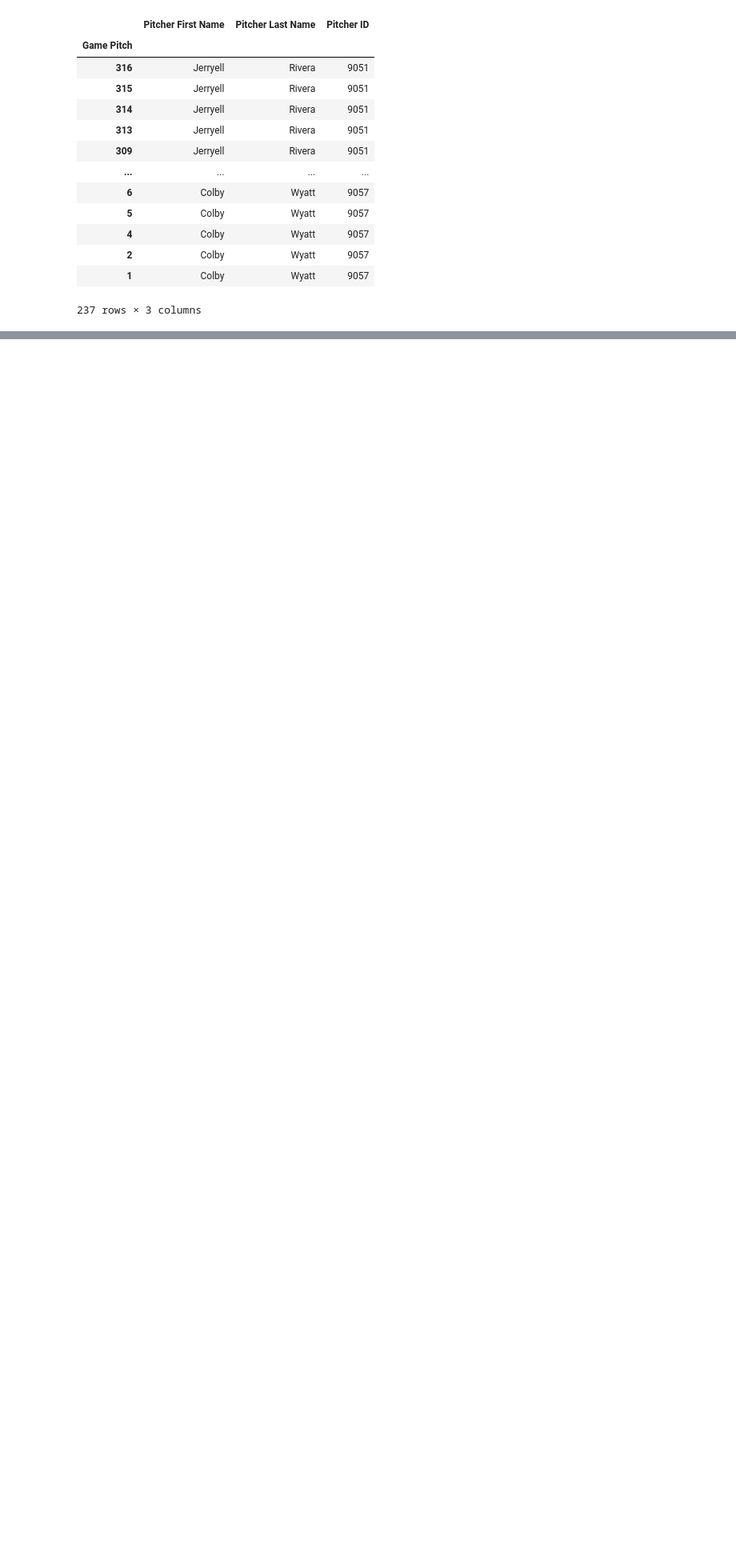
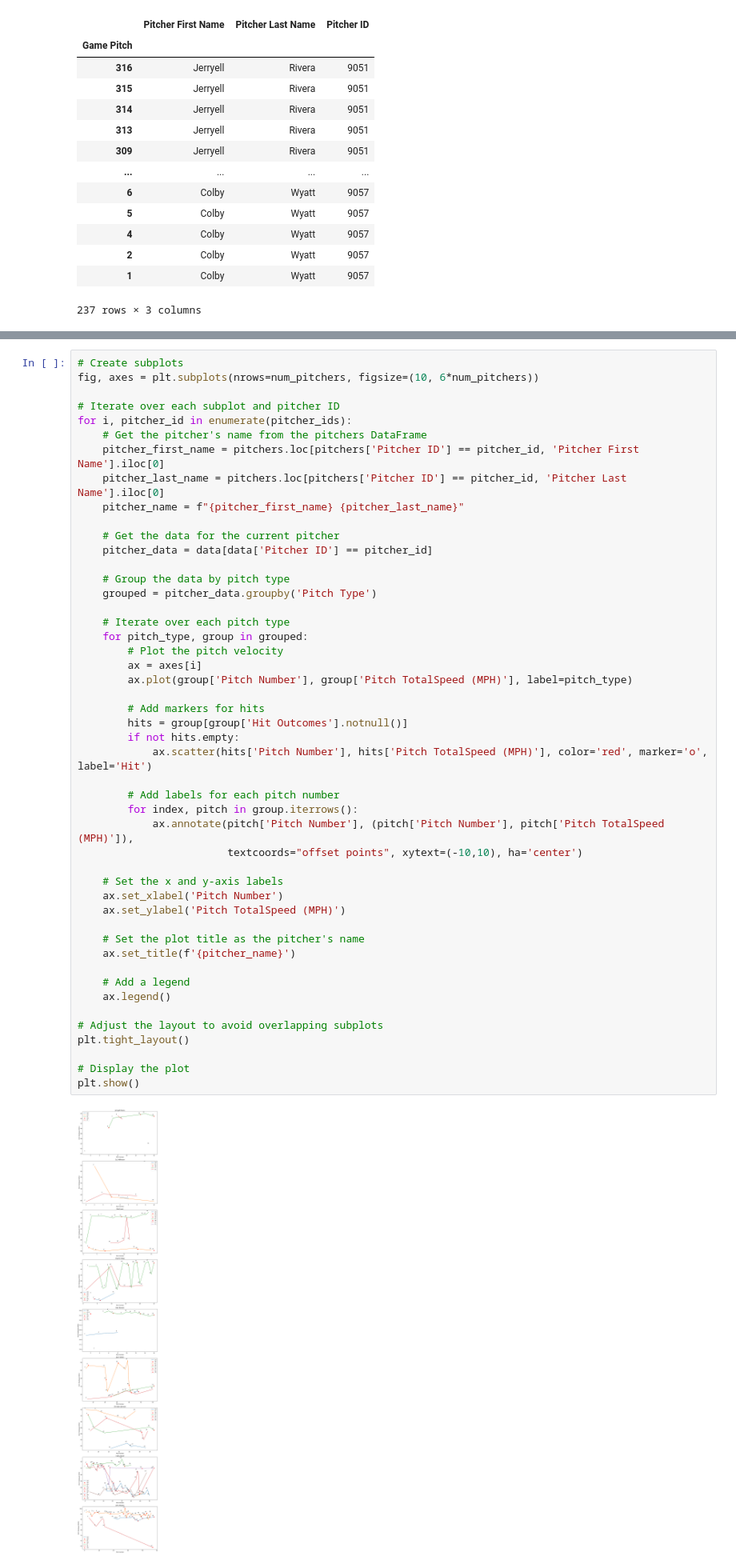
Before and after one commit to esantema/2023-Sioux-Falls-Canaries-Analytics, a Jupyter notebook: Game Analysis.ipynb, the cells around one changed output, grey strips where cells are left out. Shown at 80% size. Cells and saved outputs as stored; diff of their text form; blank space fills up the shorter version.

```diff
--- a/Game Analysis.ipynb
+++ b/Game Analysis.ipynb
@@ -167,0 +153,50 @@ plt.show()
+# %%
+# Create subplots
+fig, axes = plt.subplots(nrows=num_pitchers, figsize=(10, 6*num_pitchers))
+
+# Iterate over each subplot and pitcher ID
+for i, pitcher_id in enumerate(pitcher_ids):
+    # Get the pitcher's name from the pitchers DataFrame
+    pitcher_first_name = pitchers.loc[pitchers['Pitcher ID'] == pitcher_id, 'Pitcher First Name'].iloc[0]
+    pitcher_last_name = pitchers.loc[pitchers['Pitcher ID'] == pitcher_id, 'Pitcher Last Name'].iloc[0]
+    pitcher_name = f"{pitcher_first_name} {pitcher_last_name}"
+
+    # Get the data for the current pitcher
+    pitcher_data = data[data['Pitcher ID'] == pitcher_id]
+
+    # Group the data by pitch type
+    grouped = pitcher_data.groupby('Pitch Type')
+
+    # Iterate over each pitch type
+    for pitch_type, group in grouped:
+        # Plot the pitch velocity
+        ax = axes[i]
+        ax.plot(group['Pitch Number'], group['Pitch TotalSpeed (MPH)'], label=pitch_type)
+
+        # Add markers for hits
+        hits = group[group['Hit Outcomes'].notnull()]
+        if not hits.empty:
+            ax.scatter(hits['Pitch Number'], hits['Pitch TotalSpeed (MPH)'], color='red', marker='o', label='Hit')
+
+        # Add labels for each pitch number
+        for index, pitch in group.iterrows():
+            ax.annotate(pitch['Pitch Number'], (pitch['Pitch Number'], pitch['Pitch TotalSpeed (MPH)']),
+                        textcoords="offset points", xytext=(-10,10), ha='center')
+
+    # Set the x and y-axis labels
+    ax.set_xlabel('Pitch Number')
+    ax.set_ylabel('Pitch TotalSpeed (MPH)')
+
+    # Set the plot title as the pitcher's name
+    ax.set_title(f'{pitcher_name}')
+
+    # Add a legend
+    ax.legend()
+
+# Adjust the layout to avoid overlapping subplots
+plt.tight_layout()
+
+# Display the plot
+plt.show()
+# %% [output]
+[figure, added]
```
Also changed, not shown: parts of 6 cells of this notebook.
